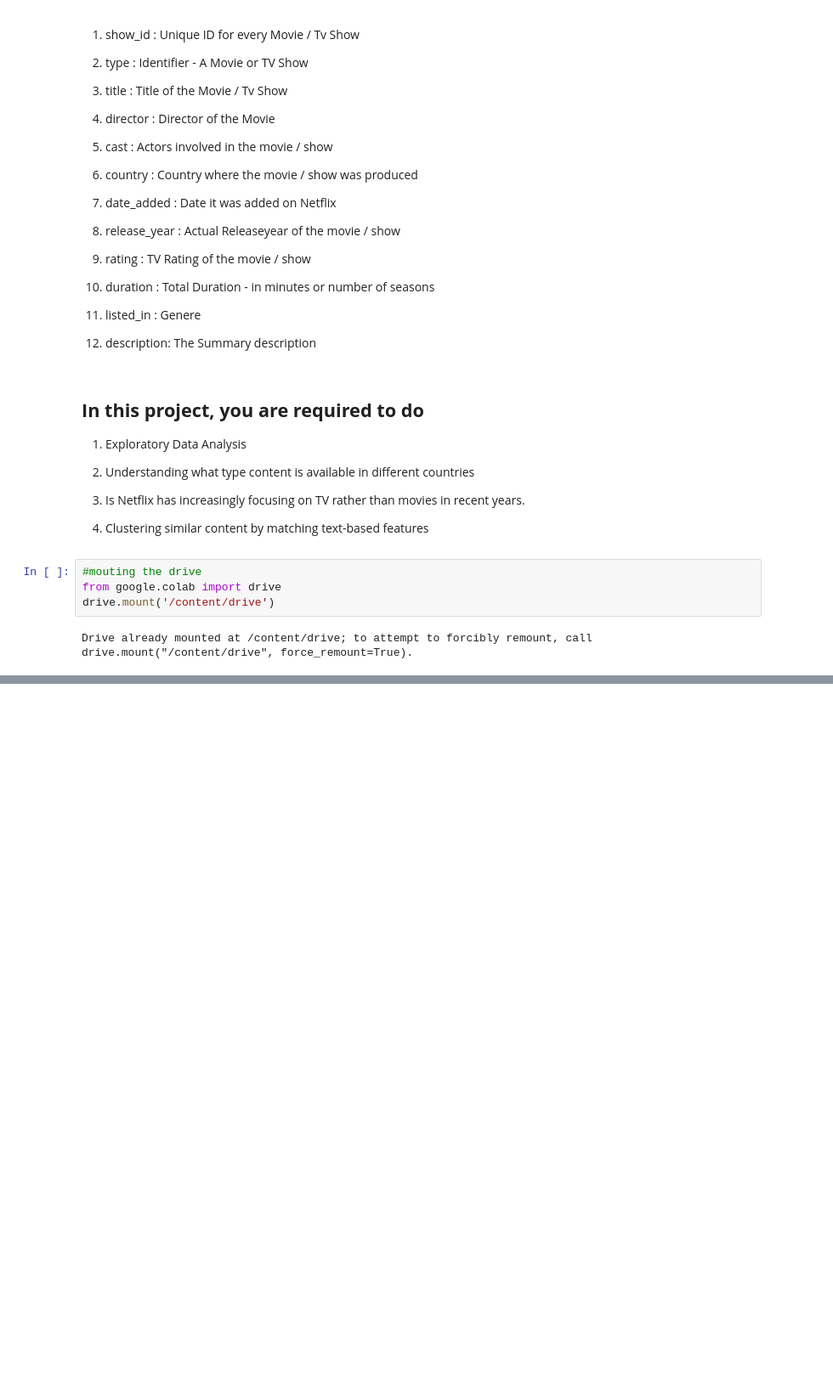
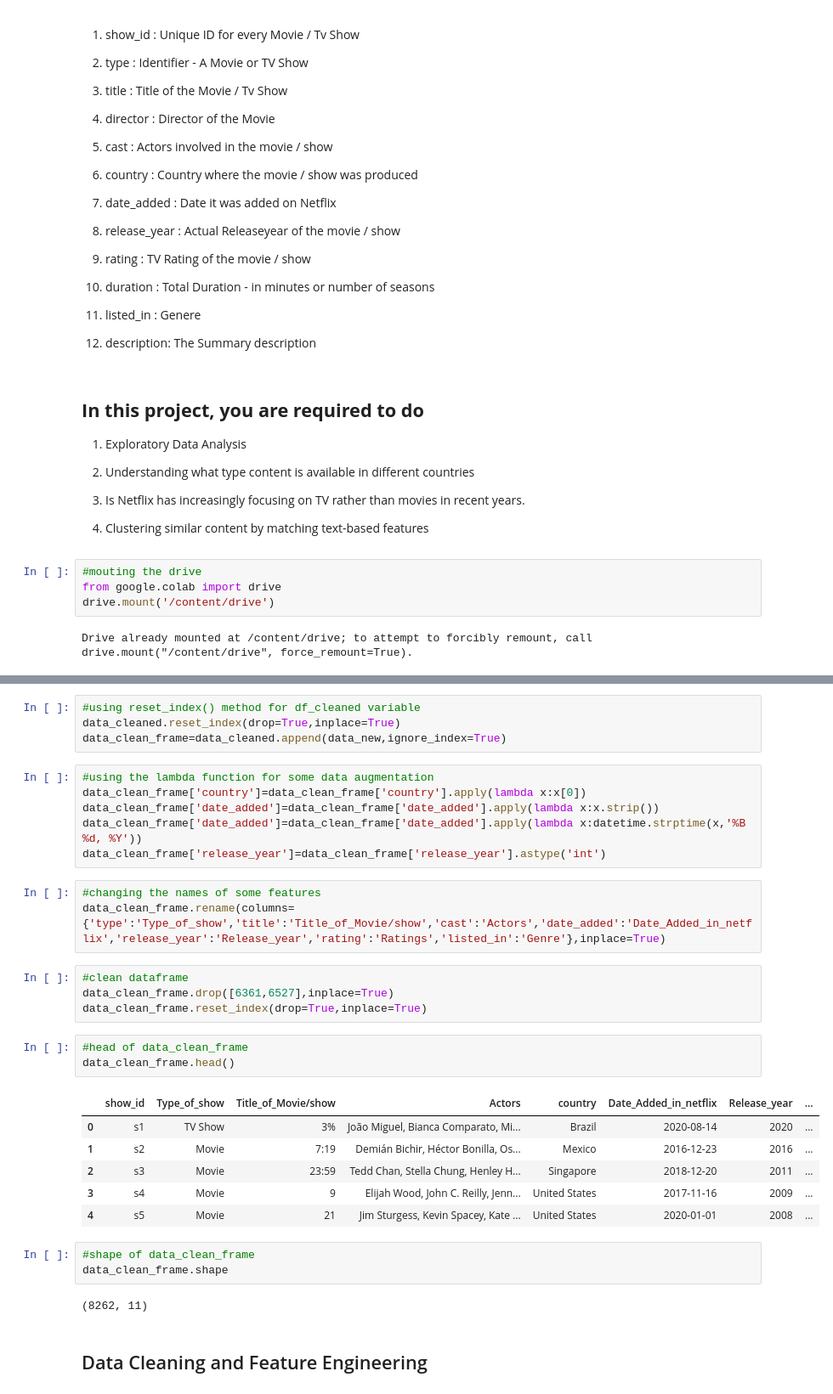
Before and after one commit to PUNEETSUBHANJI/Netflix_movies_Tv_shows_clustering, a Jupyter notebook: Netflix_Movies_Tv_shows_Clustering.ipynb, the cells around one changed output, grey strips where cells are left out. Shown at 85% size. Saved outputs shown, nothing was run; the diff lists cells and outputs as text; blank space fills up the shorter version.

```diff
--- a/Netflix_Movies_Tv_shows_Clustering.ipynb
+++ b/Netflix_Movies_Tv_shows_Clustering.ipynb
@@ -50,0 +218,34 @@ Drive already mounted at /content/drive; to attempt to forcibly remount, call dr
+# %%
+#using reset_index() method for df_cleaned variable
+data_cleaned.reset_index(drop=True,inplace=True)
+data_clean_frame=data_cleaned.append(data_new,ignore_index=True)
+# %%
+#using the lambda function for some data augmentation
+data_clean_frame['country']=data_clean_frame['country'].apply(lambda x:x[0])
+data_clean_frame['date_added']=data_clean_frame['date_added'].apply(lambda x:x.strip())
+data_clean_frame['date_added']=data_clean_frame['date_added'].apply(lambda x:datetime.strptime(x,'%B %d, %Y'))
+data_clean_frame['release_year']=data_clean_frame['release_year'].astype('int')
+# %%
+#changing the names of some features
+data_clean_frame.rename(columns={'type':'Type_of_show','title':'Title_of_Movie/show','cast':'Actors','date_added':'Date_Added_in_netflix','release_year':'Release_year','rating':'Ratings','listed_in':'Genre'},inplace=True)
+# %%
+#clean dataframe
+data_clean_frame.drop([6361,6527],inplace=True)
+data_clean_frame.reset_index(drop=True,inplace=True)
+# %%
+#head of data_clean_frame
+data_clean_frame.head()
+# %% [output]
+|  | show_id | Type_of_show | Title_of_Movie/show | Actors | country | Date_Added_in_netflix | Release_year | ... |
+| 0 | s1 | TV Show | 3% | João Miguel, Bianca Comparato, Mi... | Brazil | 2020-08-14 | 2020 | ... |
+| 1 | s2 | Movie | 7:19 | Demián Bichir, Héctor Bonilla, Os... | Mexico | 2016-12-23 | 2016 | ... |
+| 2 | s3 | Movie | 23:59 | Tedd Chan, Stella Chung, Henley H... | Singapore | 2018-12-20 | 2011 | ... |
+| 3 | s4 | Movie | 9 | Elijah Wood, John C. Reilly, Jenn... | United States | 2017-11-16 | 2009 | ... |
+| 4 | s5 | Movie | 21 | Jim Sturgess, Kevin Spacey, Kate ... | United States | 2020-01-01 | 2008 | ... |
+# %%
+#shape of data_clean_frame
+data_clean_frame.shape
+# %% [output]
+(8262, 11)
+# %% [markdown]
+## Data Cleaning and Feature Engineering
```
Also changed, not shown: parts of 17 cells of this notebook.
